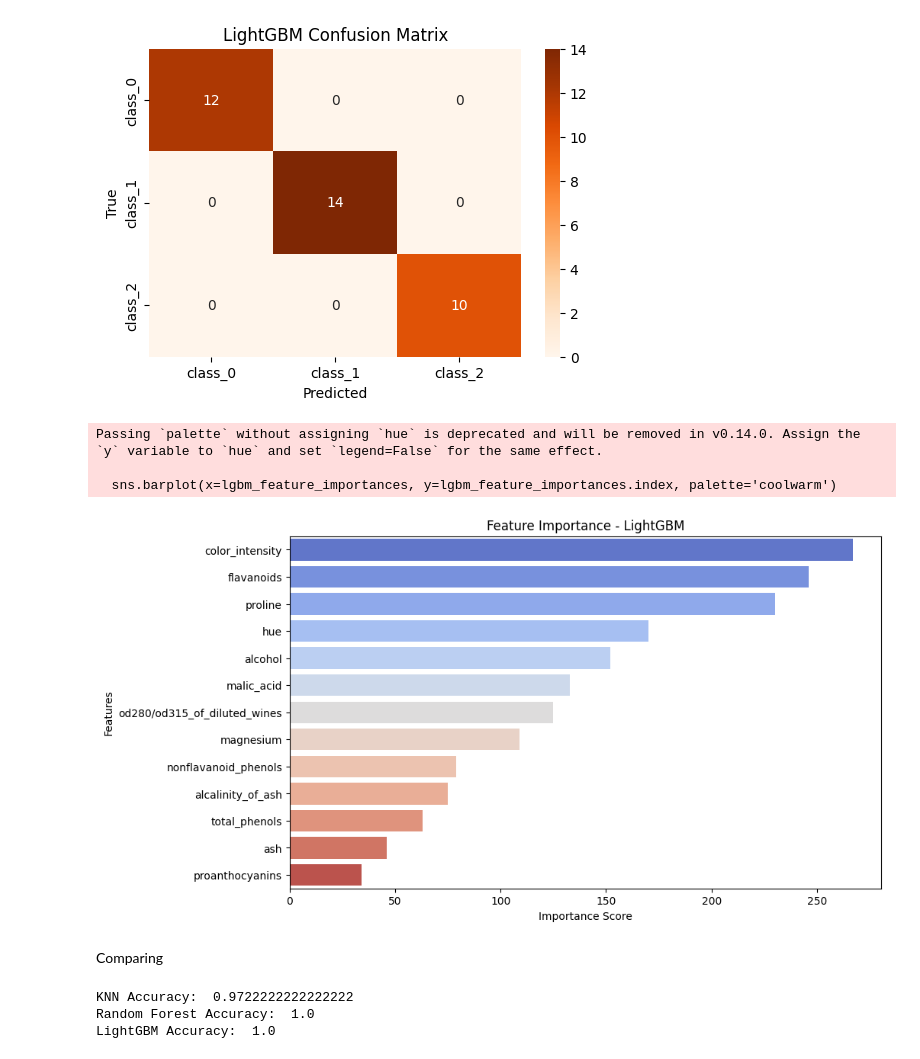
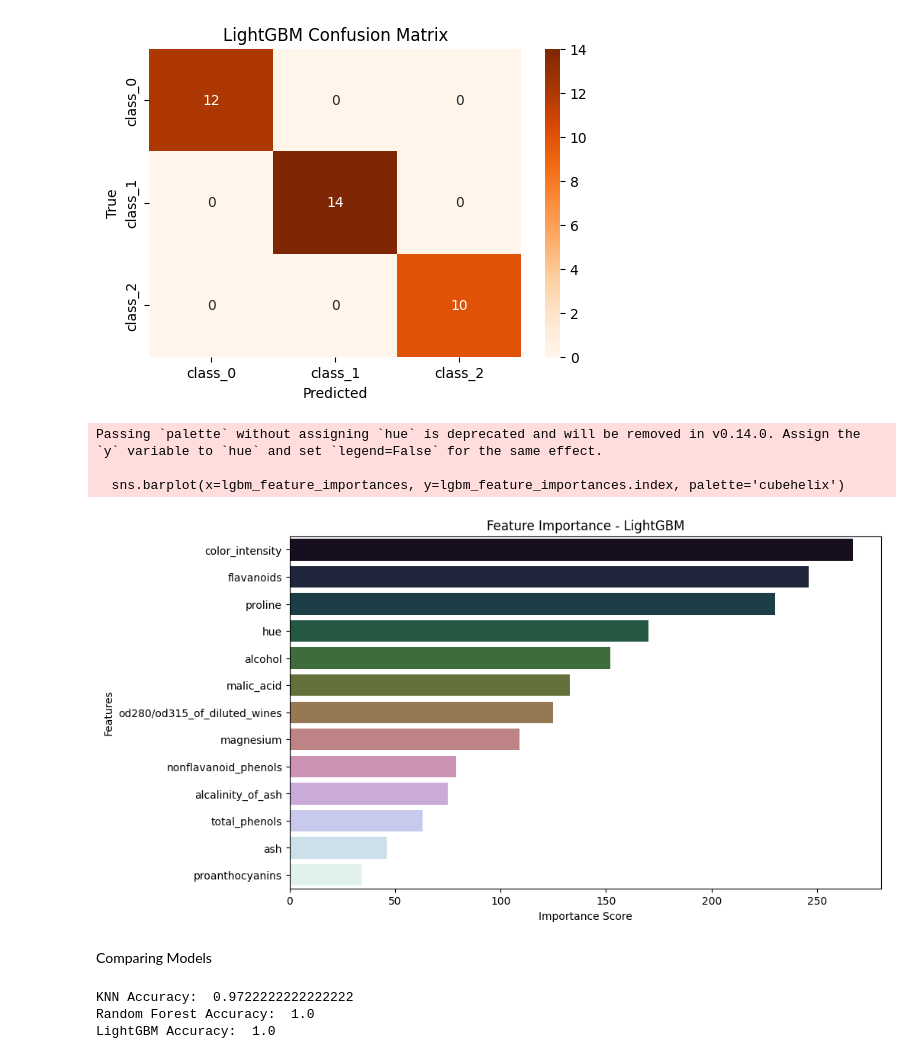
Before and after one commit to csm34/Wine-ML-Algorithms, a Jupyter notebook: wine.ipynb, the cells around one changed output. Drawn from its saved outputs; the diff is of its cells as text; code cells hidden in the pictures.

```diff
--- a/wine.ipynb
+++ b/wine.ipynb
@@ -140,4 +142,4 @@ X_test_scaled = scaler.transform(X_test)
 # %%
-knn = KNeighborsClassifier(n_neighbors=5)
+knn = KNeighborsClassifier(n_neighbors=3)
 knn.fit(X_train_scaled, y_train)
 # %% [output]
@@ -313,19 +301,17 @@ plt.show()
 # %%
-lgbm_feature_importances = pd.Series(lgbm_model.feature_importances_, index=wine_data.feature_names).sort_values(ascending=False)
-
 plt.figure(figsize=(10, 6))
-sns.barplot(x=lgbm_feature_importances, y=lgbm_feature_importances.index, palette='coolwarm')
+sns.barplot(x=lgbm_feature_importances, y=lgbm_feature_importances.index, palette='cubehelix')
 plt.title('Feature Importance - LightGBM')
 plt.xlabel('Importance Score')
 plt.ylabel('Features')
 plt.show()
 # %% [output]
 Passing `palette` without assigning `hue` is deprecated and will be removed in v0.14.0. Assign the `y` variable to `hue` and set `legend=False` for the same effect.
 
-  sns.barplot(x=lgbm_feature_importances, y=lgbm_feature_importances.index, palette='coolwarm')
+  sns.barplot(x=lgbm_feature_importances, y=lgbm_feature_importances.index, palette='cubehelix')
-[figure, old version]
+[figure, new version]
 # %% [markdown]
-Comparing
+Comparing Models
 # %%
 print("KNN Accuracy: ", accuracy)
 print("Random Forest Accuracy: ", rf_accuracy)
```
Also changed, not shown: parts of 21 cells of this notebook.
